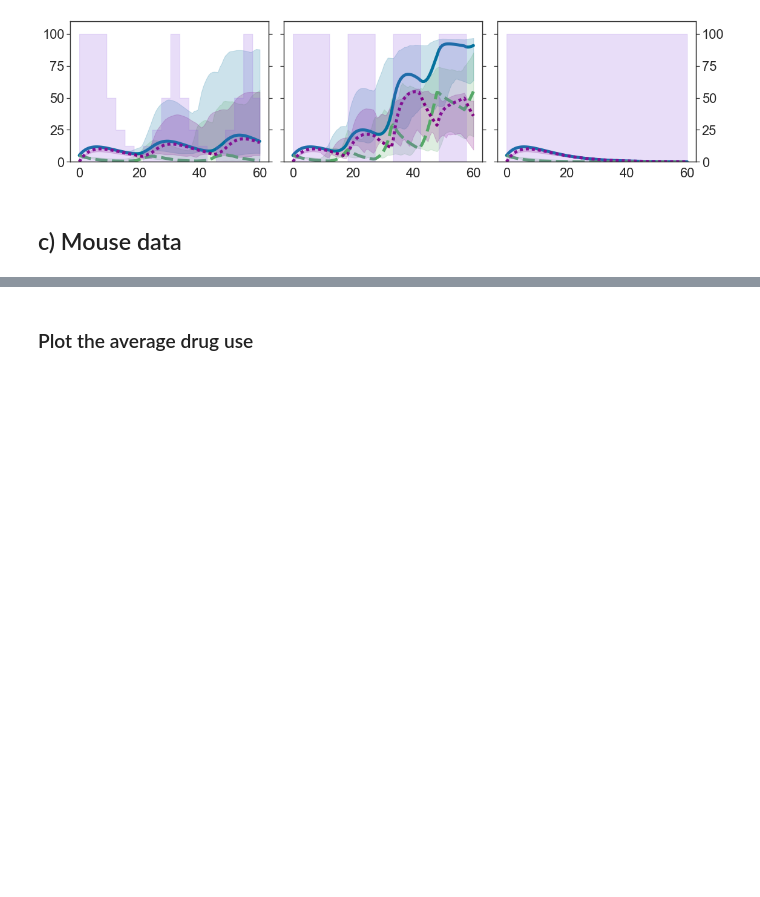
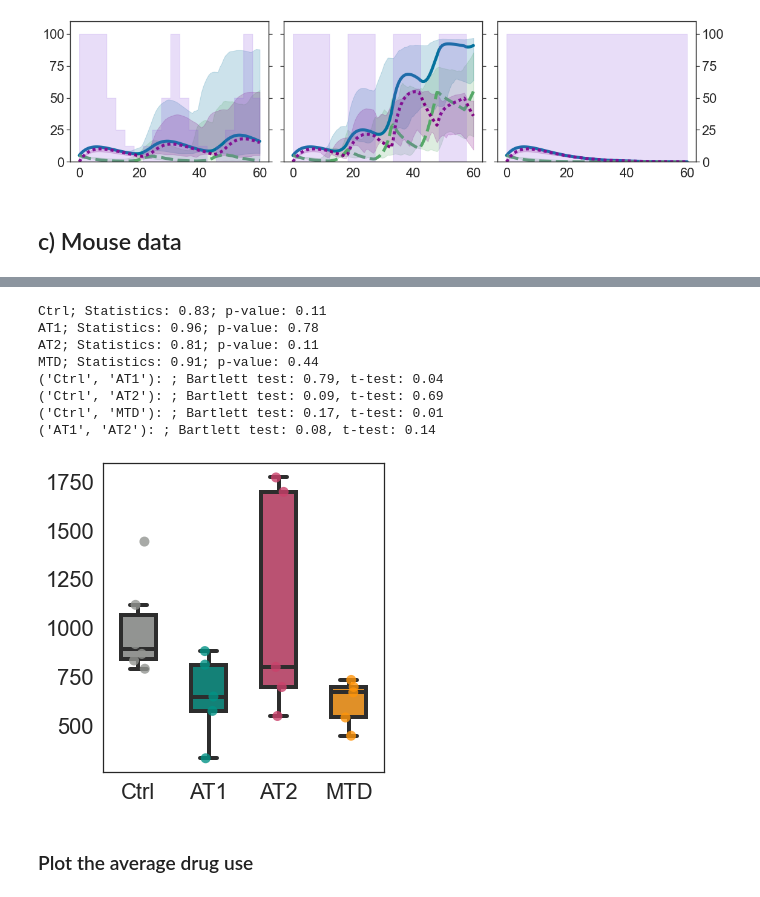
Before and after one commit to MathOnco/PARPi_Model, a Jupyter notebook: jnb_figure6.ipynb, the cells around one changed output, grey strips where cells are left out. Drawn from its saved outputs; the diff is of its cells as text; code cells hidden in the pictures; blank space fills up the shorter version.

```diff
--- a/jnb_figure6.ipynb
+++ b/jnb_figure6.ipynb
@@ -182,3 +187,56 @@ plt.savefig("figures/inVivoData_oc3.pdf")
+# %%
+# Compare tumor sizes at the time when AT2 had to be taken down.
+endTime_AT2 = dataDf_oc3[(dataDf_oc3.TreatmentBranch=="AT2") &
+                         (np.isnan(dataDf_oc3.Volume)==False)].Time.max()
+dataToCompareDf = dataDf_oc3[(dataDf_oc3.Time==endTime_AT2) &
+                             (dataDf_oc3.TreatmentBranch!="Math") &
+                             (np.isnan(dataDf_oc3.Volume)==False)].copy()
+
+# Plot points to make sure I'm looking at the right ones.
+myColourPlatte = {'Ctrl':"#929591",'MTD':"#FF9409",'AT1':'#029386','AT2':sns.xkcd_rgb["dark pink"]}
+plottingOrder = ['Ctrl','MTD','AT1','AT2']
+fig,ax = plt.subplots(1,1,figsize=(5,5))
+sns.stripplot(x="TreatmentBranch", y="Volume",
+          alpha=0.8,size=10,palette=myColourPlatte,
+         ax=ax,data=dataToCompareDf)
+sns.boxplot(x="TreatmentBranch", y="Volume", showfliers=False,
+            palette=myColourPlatte,
+            linewidth=4, width=0.5,
+             ax=ax,data=dataToCompareDf)
+# ax.set_title(title)
+ax.set_xlabel("")
+ax.set_ylabel("")
+plt.tight_layout()
+
+# Statistics.
+# Shapiro-Wilk test for normality
+for group in dataToCompareDf.TreatmentBranch.unique():
+    swTest = stats.shapiro(dataToCompareDf[(dataToCompareDf.TreatmentBranch==group)
+                                         & (np.isnan(dataToCompareDf.Volume)==False)].Volume.values)
+    print("%s; Statistics: %1.2f; p-value: %1.2f"%(group,swTest[0],swTest[1]))
+
+groupsToCompare = [("Ctrl","AT1"), ("Ctrl","AT2"), ("Ctrl","MTD"), ("AT1","AT2")]
+
+# Pair-wise comparisons. Given all groups pass the normality test, we will use a parametric test.
+# The Bartlett test tests for equal variance, and the results of this test are used to choose whether
+# or not to use a t-test (equal variance) or welch test (unequal variance).
+for group in groupsToCompare:
+    barTest = stats.bartlett(dataToCompareDf[dataToCompareDf.TreatmentBranch==group[0]].Volume.values,
+                    dataToCompareDf[dataToCompareDf.TreatmentBranch==group[1]].Volume.values)
+    tTest = stats.ttest_ind(a=dataToCompareDf[dataToCompareDf.TreatmentBranch==group[0]].Volume.values,
+                    b=dataToCompareDf[dataToCompareDf.TreatmentBranch==group[1]].Volume.values,
+                    equal_var=barTest[1]>0.05, nan_policy='omit')
+    print("%s: ; Bartlett test: %1.2f, t-test: %1.2f"%(group,barTest[1],tTest[1]))
+# %% [output]
+Ctrl; Statistics: 0.83; p-value: 0.11
+AT1; Statistics: 0.96; p-value: 0.78
+AT2; Statistics: 0.81; p-value: 0.11
+MTD; Statistics: 0.91; p-value: 0.44
+('Ctrl', 'AT1'): ; Bartlett test: 0.79, t-test: 0.04
+('Ctrl', 'AT2'): ; Bartlett test: 0.09, t-test: 0.69
+('Ctrl', 'MTD'): ; Bartlett test: 0.17, t-test: 0.01
+('AT1', 'AT2'): ; Bartlett test: 0.08, t-test: 0.14
+[figure, added]
 # %% [markdown]
 ### Plot the average drug use
 # %%
```
Also changed, not shown: parts of 5 cells of this notebook.
